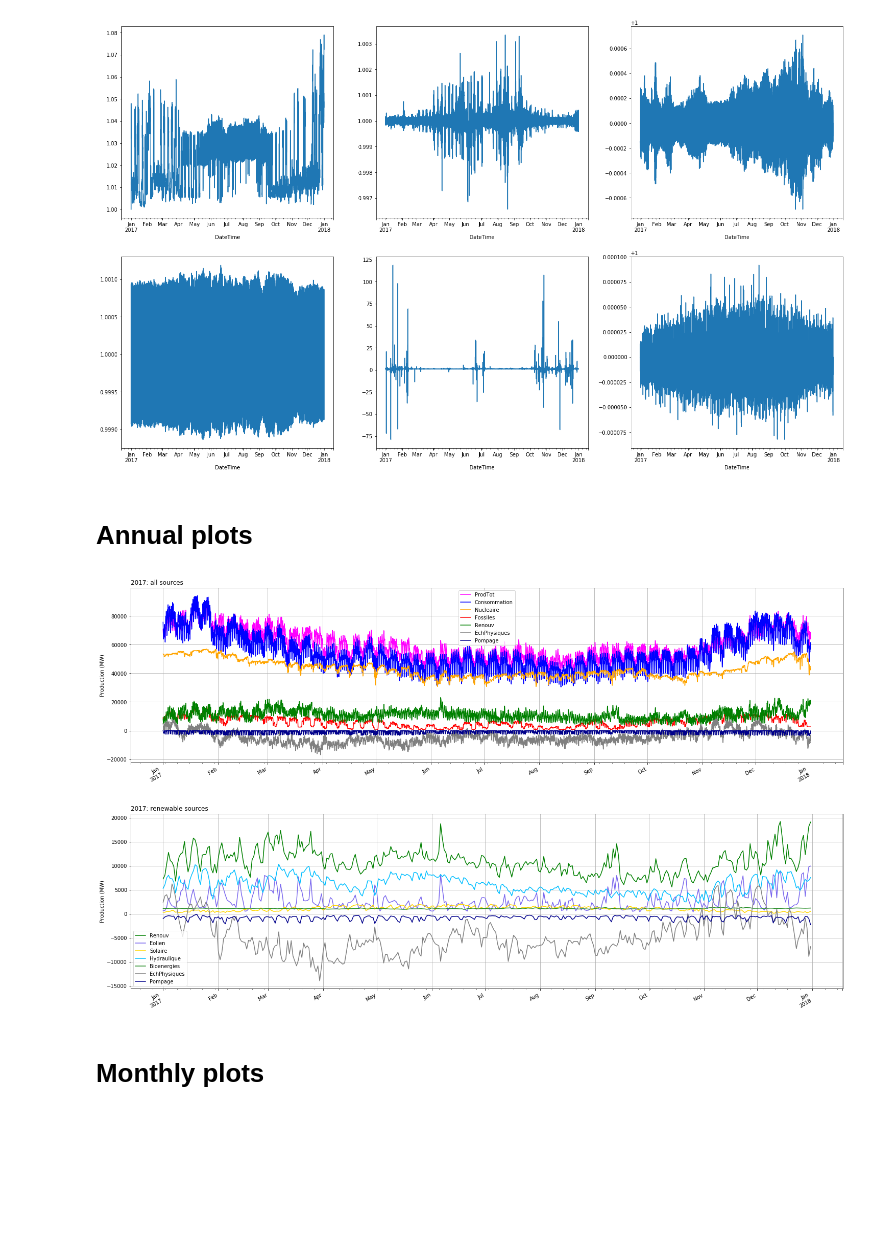
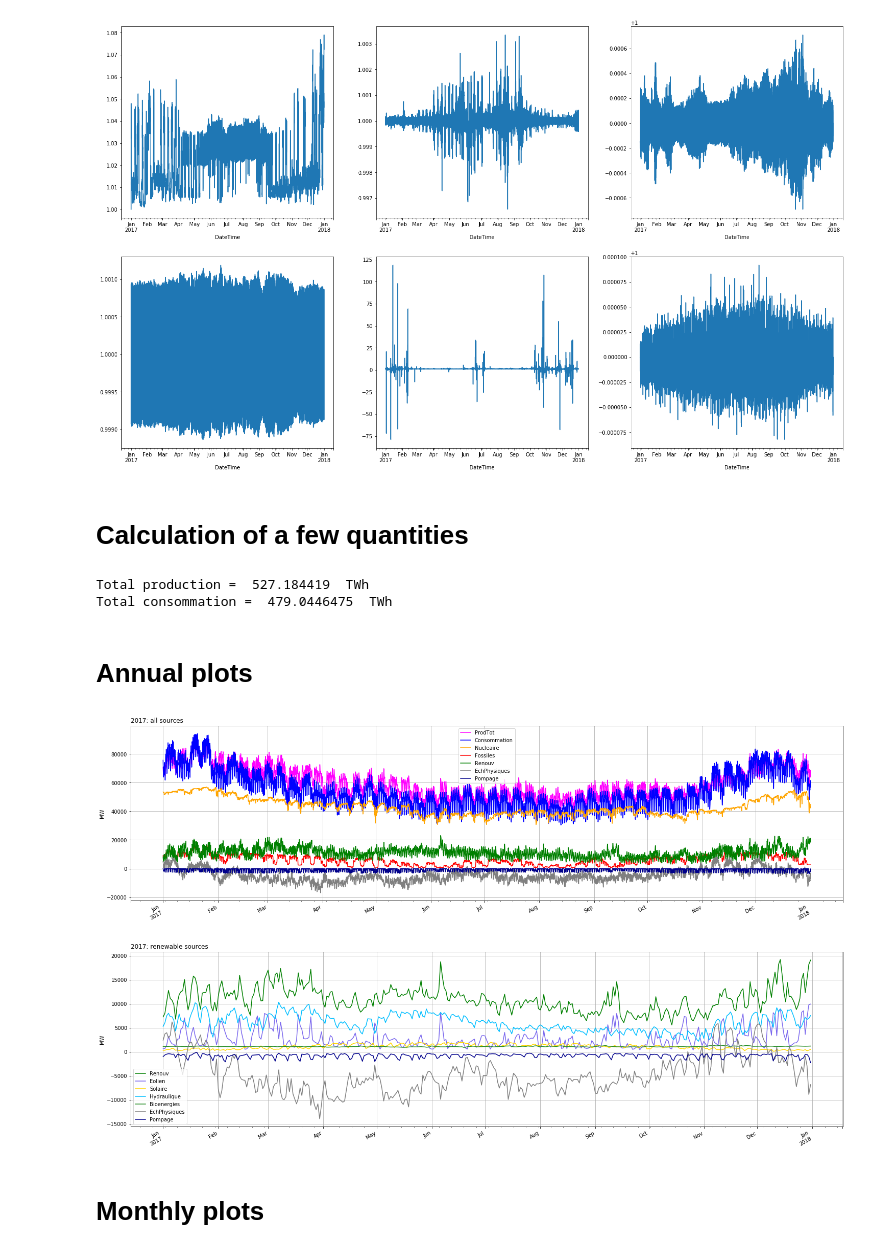
Before and after one commit to ebusato/EnergyAnalysis, a Jupyter notebook: EnergyAnalysis_RTE.ipynb, the cells around one changed output. Cells and saved outputs as stored; diff of their text form; code cells hidden in the pictures; blank space fills up the shorter version.

```diff
--- a/EnergyAnalysis_RTE.ipynb
+++ b/EnergyAnalysis_RTE.ipynb
@@ -11,6 +11,9 @@ color_dict = {'Nucleaire' : 'orange',\
               'Eolien': 'mediumslateblue', \
               'Solaire': 'gold', \
               'Hydraulique': 'deepskyblue', \
+              'HydrauliqueFilEauPlusEcluses': 'lightskyblue', \
+              'HydrauliqueLacs': 'cadetblue', \
+              'HydrauliqueSTEPturbinage': 'lightseagreen', \
               'Bioenergies': 'forestgreen', \
               'Consommation': 'blue', \
               'ProdTot': 'magenta', \
@@ -74,33 +77,44 @@ fig, axes = plt.subplots(nrows=2, ncols=3,figsize=(25,15))
 # %% [output]
 <matplotlib.axes._subplots.AxesSubplot at 0x...>
 [figure]
+# %% [markdown]
+# Calculation of a few quantities
+# %%
+ProdTotSum = df3['ProdTot'].sum()
+ConsoSum = df3['Consommation'].sum()
+
+print('Total production = ', ProdTotSum*0.5/1e6, ' TWh')
+print('Total consommation = ', ConsoSum*0.5/1e6, ' TWh')
+# %% [output]
+Total production =  527.184419  TWh
+Total consommation =  479.0446475  TWh
 # %% [markdown]
 # Annual plots
 # %%
 df5 = df3['2017-01-01' : '2017-12-31']
 
 ##############
 what = ['ProdTot', 'Consommation', 'Nucleaire', 'Fossiles', 'Renouv', 'EchPhysiques', 'Pompage']
 ax = df5.resample('H').mean().plot(y=what, \
                 grid=True, \
                 figsize=(25, 7), color=colors(what))
 ax.set_title('2017: all sources', loc='left')
 ax.set_xlabel('')
-ax.set_ylabel('Production (MW)')
+ax.set_ylabel('MW')
 plt.gcf().autofmt_xdate()
 
 #############
 what = ['Renouv', 'Eolien', 'Solaire', 'Hydraulique', 'Bioenergies', 'EchPhysiques', 'Pompage']
 ax = df5.resample('D').mean().plot(y=what, \
                 grid=True, \
                 figsize=(25, 7), color=colors(what))
 ax.set_title('2017: renewable sources', loc='left')
 ax.set_xlabel('')
-ax.set_ylabel('Production (MW)')
+ax.set_ylabel('MW')
 plt.gcf().autofmt_xdate()
 # %% [output]
-[figure, old version]
+[figure, new version]
-[figure, old version]
+[figure, new version]
 # %% [markdown]
 # Monthly plots
 # %%
```
Also changed, not shown: parts of 5 cells of this notebook.
